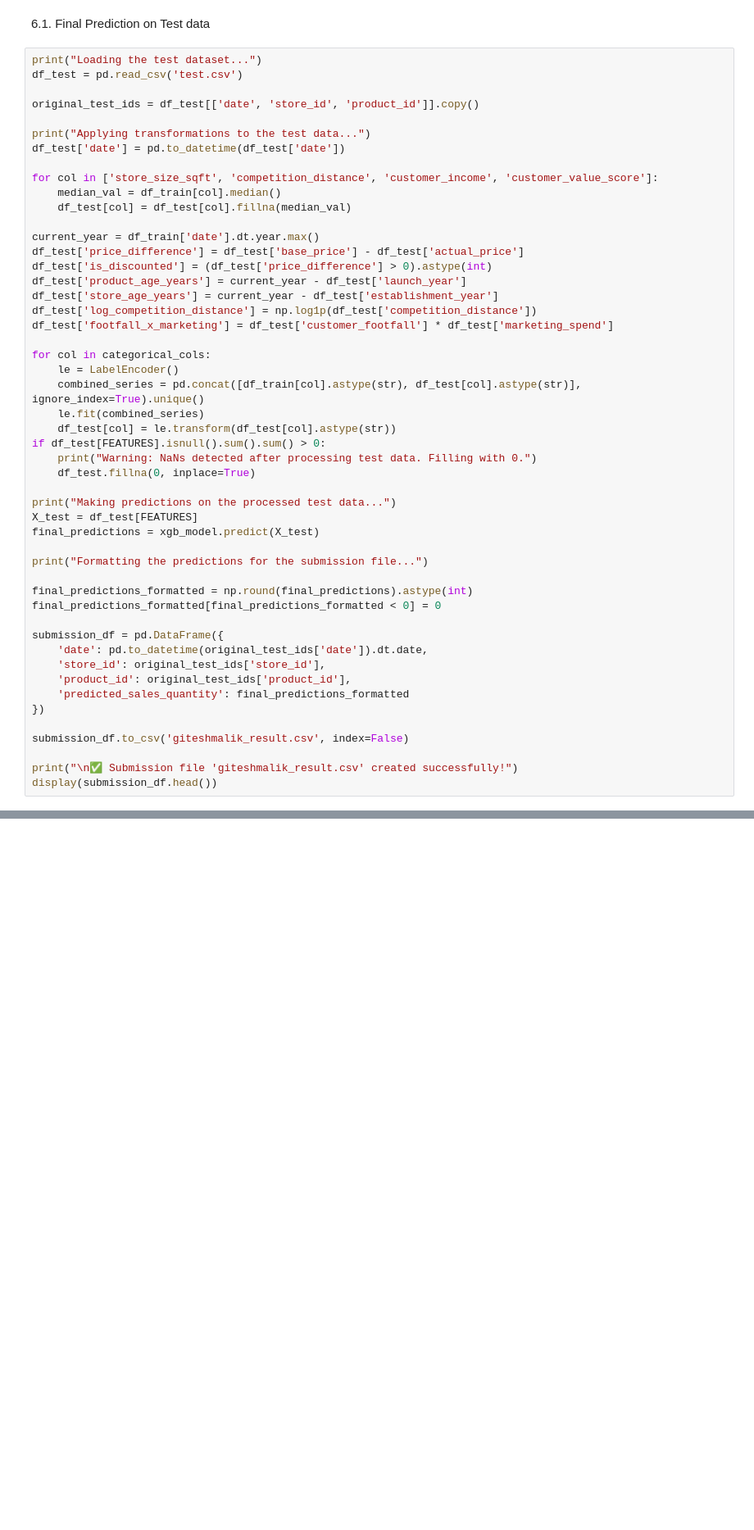
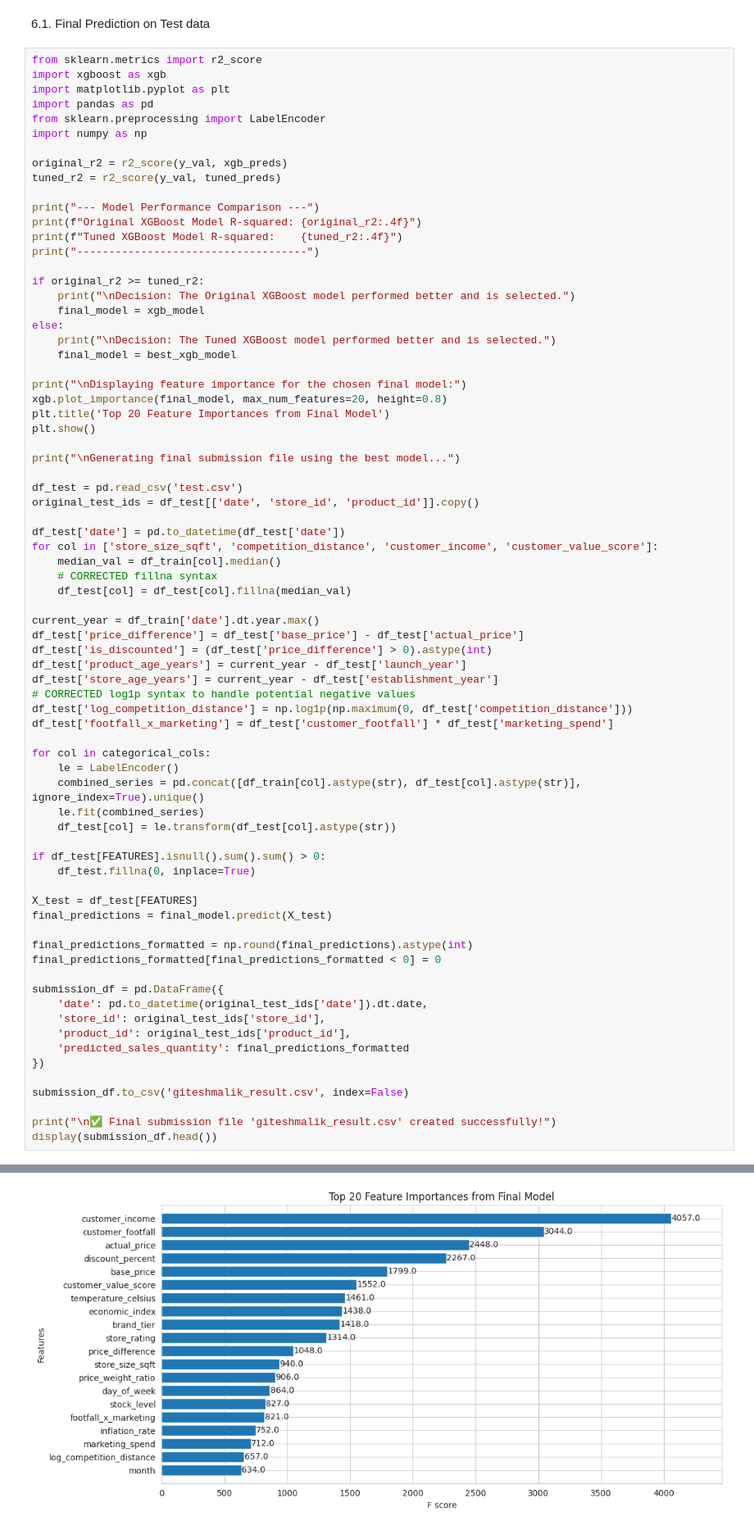
Before and after one commit to evildead23151/Retail-Sail-Quantity-Prediction-Challenge, a Jupyter notebook: Retail_Sail_Quantity_Prediction_Challenge_Submission.ipynb, the cells around one changed output, grey strips where cells are left out. Shown at 82% size. Drawn from its saved outputs; the diff is of its cells as text; blank space fills up the shorter version.

```diff
--- a/Retail_Sail_Quantity_Prediction_Challenge_Submission.ipynb
+++ b/Retail_Sail_Quantity_Prediction_Challenge_Submission.ipynb
@@ -408,16 +408,42 @@ R-squared: 0.5733
 # %% [markdown]
 6.1. Final Prediction on Test data
 # %%
-print("Loading the test dataset...")
+from sklearn.metrics import r2_score
+import xgboost as xgb
+import matplotlib.pyplot as plt
+import pandas as pd
+from sklearn.preprocessing import LabelEncoder
+import numpy as np
+
+original_r2 = r2_score(y_val, xgb_preds)
+tuned_r2 = r2_score(y_val, tuned_preds)
+
+print("--- Model Performance Comparison ---")
+print(f"Original XGBoost Model R-squared: {original_r2:.4f}")
+print(f"Tuned XGBoost Model R-squared:    {tuned_r2:.4f}")
+print("------------------------------------")
+
+if original_r2 >= tuned_r2:
+    print("\nDecision: The Original XGBoost model performed better and is selected.")
+    final_model = xgb_model
+else:
+    print("\nDecision: The Tuned XGBoost model performed better and is selected.")
+    final_model = best_xgb_model
+
+print("\nDisplaying feature importance for the chosen final model:")
+xgb.plot_importance(final_model, max_num_features=20, height=0.8)
+plt.title('Top 20 Feature Importances from Final Model')
+plt.show()
+
+print("\nGenerating final submission file using the best model...")
+
 df_test = pd.read_csv('test.csv')
-
 original_test_ids = df_test[['date', 'store_id', 'product_id']].copy()
 
-print("Applying transformations to the test data...")
 df_test['date'] = pd.to_datetime(df_test['date'])
-
 for col in ['store_size_sqft', 'competition_distance', 'customer_income', 'customer_value_score']:
     median_val = df_train[col].median()
+    # CORRECTED fillna syntax
     df_test[col] = df_test[col].fillna(median_val)
 
 current_year = df_train['date'].dt.year.max()
@@ -425,7 +451,8 @@ df_test['price_difference'] = df_test['base_price'] - df_test['actual_price']
 df_test['is_discounted'] = (df_test['price_difference'] > 0).astype(int)
 df_test['product_age_years'] = current_year - df_test['launch_year']
 df_test['store_age_years'] = current_year - df_test['establishment_year']
-df_test['log_competition_distance'] = np.log1p(df_test['competition_distance'])
+# CORRECTED log1p syntax to handle potential negative values
+df_test['log_competition_distance'] = np.log1p(np.maximum(0, df_test['competition_distance']))
 df_test['footfall_x_marketing'] = df_test['customer_footfall'] * df_test['marketing_spend']
 
 for col in categorical_cols:
@@ -433,15 +460,12 @@ for col in categorical_cols:
     combined_series = pd.concat([df_train[col].astype(str), df_test[col].astype(str)], ignore_index=True).unique()
     le.fit(combined_series)
     df_test[col] = le.transform(df_test[col].astype(str))
+
 if df_test[FEATURES].isnull().sum().sum() > 0:
-    print("Warning: NaNs detected after processing test data. Filling with 0.")
     df_test.fillna(0, inplace=True)
 
-print("Making predictions on the processed test data...")
 X_test = df_test[FEATURES]
-final_predictions = xgb_model.predict(X_test)
-
-print("Formatting the predictions for the submission file...")
+final_predictions = final_model.predict(X_test)
 
 final_predictions_formatted = np.round(final_predictions).astype(int)
 final_predictions_formatted[final_predictions_formatted < 0] = 0
@@ -455,6 +479,6 @@ submission_df = pd.DataFrame({
 
 submission_df.to_csv('giteshmalik_result.csv', index=False)
 
-print("\n✅ Submission file 'giteshmalik_result.csv' created successfully!")
+print("\n✅ Final submission file 'giteshmalik_result.csv' created successfully!")
 display(submission_df.head())
 # %% [output]
@@ -462,0 +493 @@ Applying transformations to the test data...
+[figure, added]
```
Also changed, not shown: parts of 1 cell of this notebook.
